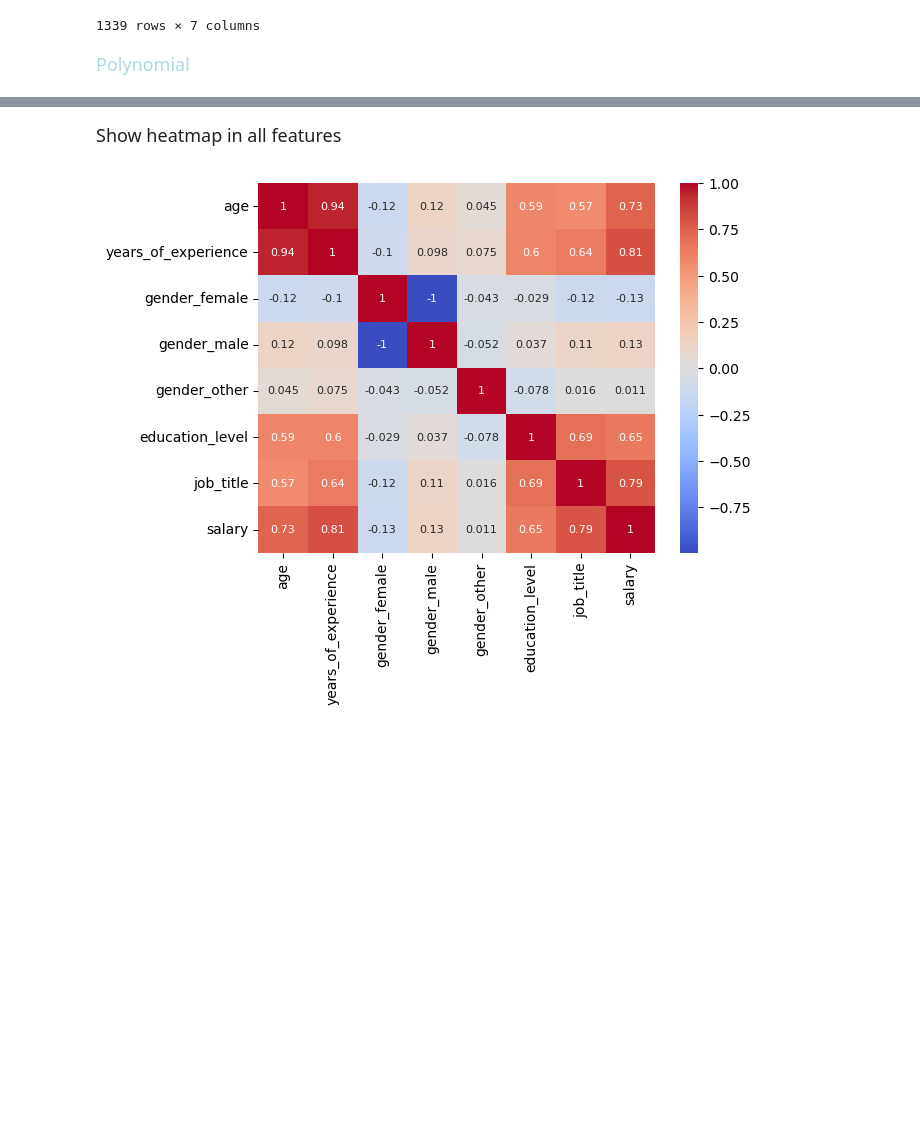
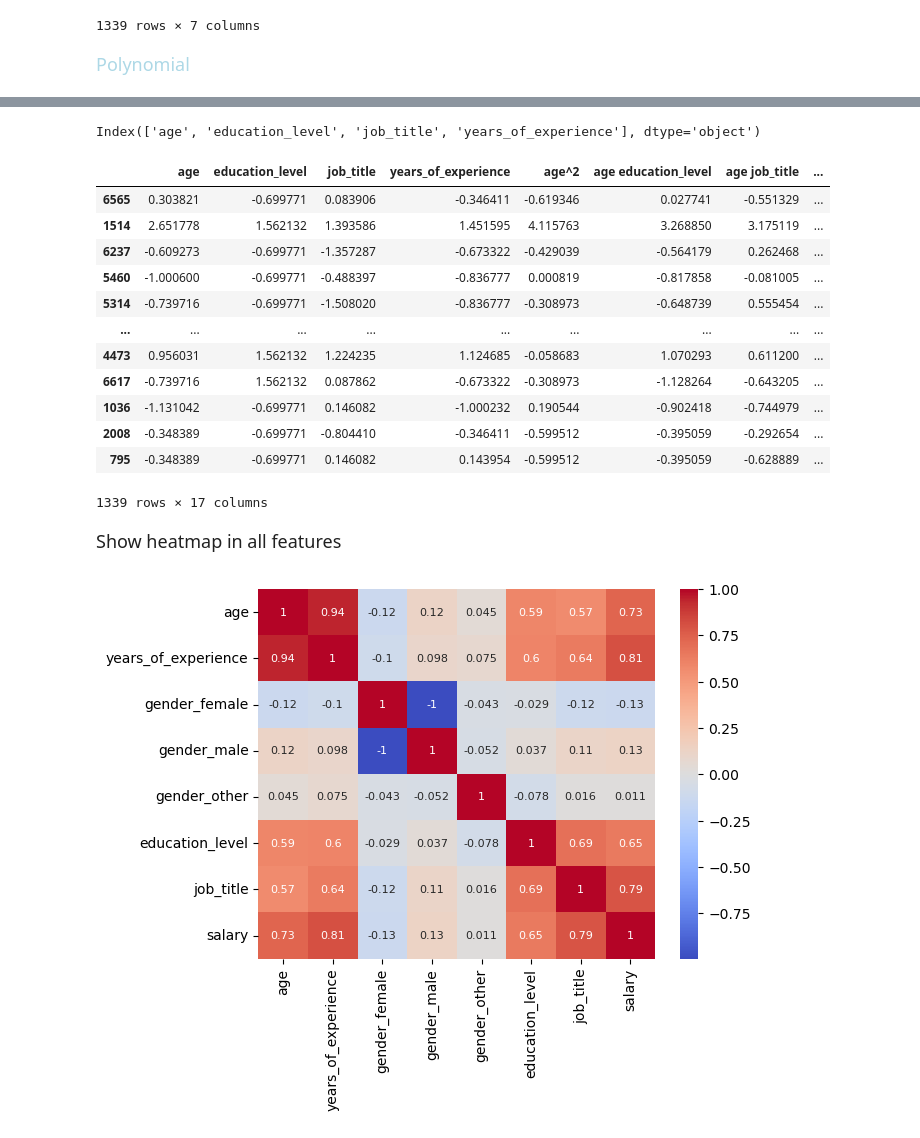
Before and after one commit to StevenHuang41/salary_prediction, a Jupyter notebook: salary_regression.ipynb, the cells around one changed output, grey strips where cells are left out. Saved outputs shown, nothing was run; the diff lists cells and outputs as text; code cells hidden in the pictures; blank space fills up the shorter version.

```diff
--- a/salary_regression.ipynb
+++ b/salary_regression.ipynb
@@ -763,3 +664,45 @@ X_test_
+# %%
+poly_cols = X_train_.columns.difference([
+    'gender_female',
+    'gender_male',
+    'gender_other'
+])
+poly_cols
+# %% [output]
+Index(['age', 'education_level', 'job_title', 'years_of_experience'], dtype='object')
+# %%
+poly_pipe = Pipeline([
+    ('poly', PolynomialFeatures(include_bias=False)),
+    ('scaler', StandardScaler()),
+
+])
+
+poly_transformer = ColumnTransformer(
+    transformers=[
+        ('num_poly', poly_pipe, poly_cols),
+    ],
+    remainder='passthrough',
+    verbose_feature_names_out=False,
+)
+
+X_train_poly = poly_transformer.fit_transform(X_train_, y_train)
+X_train_poly
+X_test_poly = poly_transformer.transform(X_test_)
+X_test_poly
+# %% [output]
+|  | age | education_level | job_title | years_of_experience | age^2 | age education_level | age job_title | ... |
+| 6565 | 0.303821 | -0.699771 | 0.083906 | -0.346411 | -0.619346 | 0.027741 | -0.551329 | ... |
+| 1514 | 2.651778 | 1.562132 | 1.393586 | 1.451595 | 4.115763 | 3.268850 | 3.175119 | ... |
+| 6237 | -0.609273 | -0.699771 | -1.357287 | -0.673322 | -0.429039 | -0.564179 | 0.262468 | ... |
+| 5460 | -1.000600 | -0.699771 | -0.488397 | -0.836777 | 0.000819 | -0.817858 | -0.081005 | ... |
+| 5314 | -0.739716 | -0.699771 | -1.508020 | -0.836777 | -0.308973 | -0.648739 | 0.555454 | ... |
+| ... | ... | ... | ... | ... | ... | ... | ... | ... |
+| 4473 | 0.956031 | 1.562132 | 1.224235 | 1.124685 | -0.058683 | 1.070293 | 0.611200 | ... |
+| 6617 | -0.739716 | 1.562132 | 0.087862 | -0.673322 | -0.308973 | -1.128264 | -0.643205 | ... |
+| 1036 | -1.131042 | -0.699771 | 0.146082 | -1.000232 | 0.190544 | -0.902418 | -0.744979 | ... |
+| 2008 | -0.348389 | -0.699771 | -0.804410 | -0.346411 | -0.599512 | -0.395059 | -0.292654 | ... |
+| 795 | -0.348389 | -0.699771 | 0.146082 | 0.143954 | -0.599512 | -0.395059 | -0.628889 | ... |
+1339 rows × 17 columns
 # %% [markdown]
 <font size='4'>Show heatmap in all features</font>
 # %%
```
Also changed, not shown: parts of 33 cells of this notebook, 2 other files.
